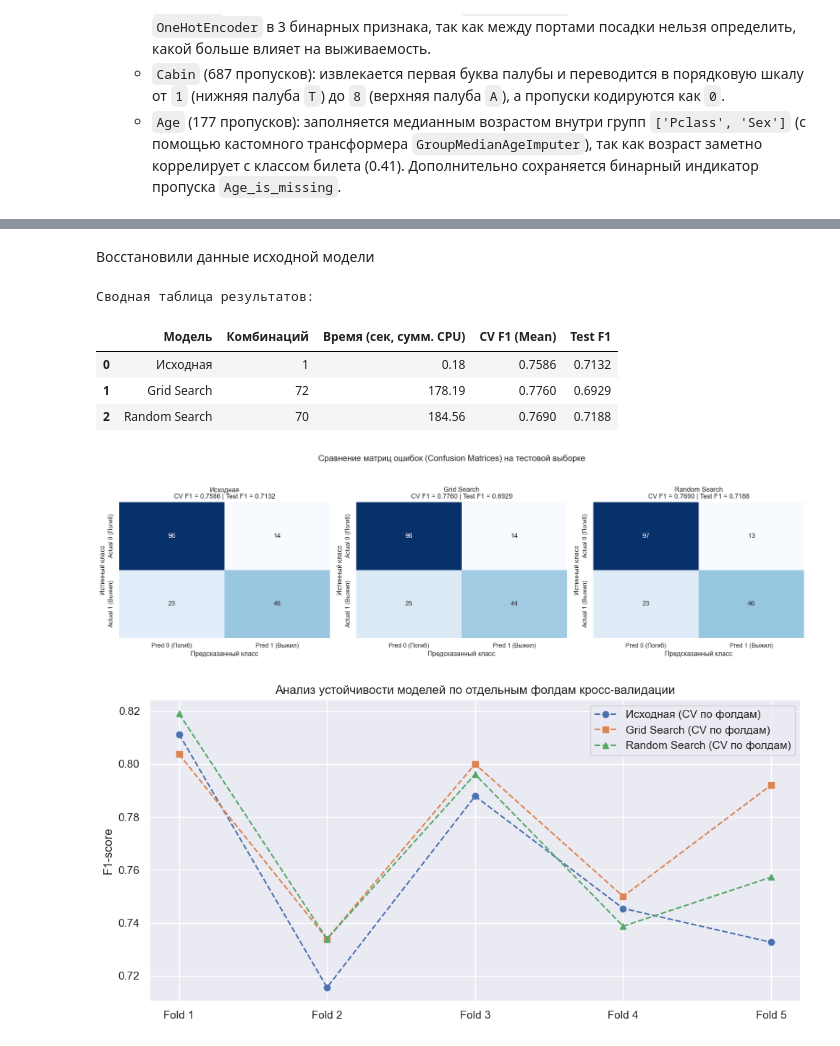
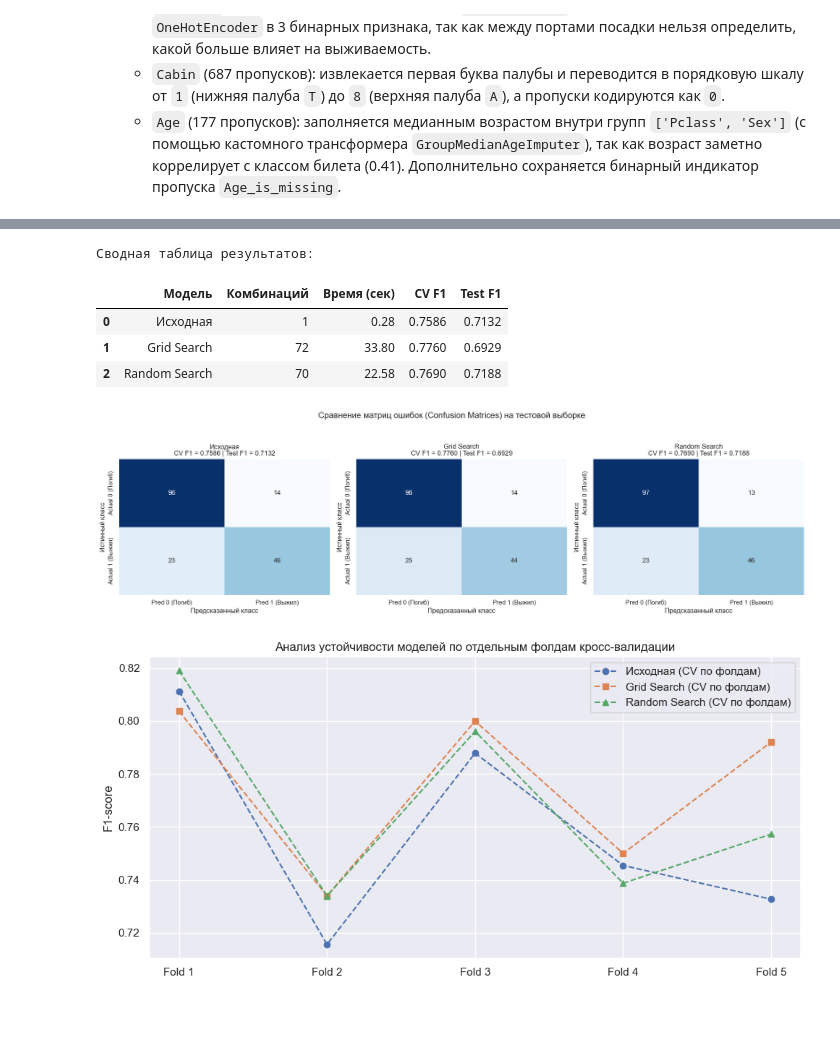
Before and after one commit to CerN04/ml_course_mai, a Jupyter notebook: hyperparameters/lab3_ml.ipynb, the cells around one changed output, grey strips where cells are left out. Cells and saved outputs as stored; diff of their text form; code cells hidden in the pictures; blank space fills up the shorter version.

```diff
--- a/hyperparameters/lab3_ml.ipynb
+++ b/hyperparameters/lab3_ml.ipynb
@@ -321,7 +328,5 @@ F1 по фолдам:
-# %% [markdown]
-Восстановили данные исходной модели
 # %%
-def extract_search_stats(search_obj, name, X_test, y_test):
+def extract_search_stats(search_obj, name, X_test, y_test, wall_time):
     best_idx = search_obj.best_index_
     cv_res = search_obj.cv_results_
     n_splits = search_obj.n_splits_
@@ -338,8 +343,8 @@ def extract_search_stats(search_obj, name, X_test, y_test):
     return {
         'Модель': name,
         'Комбинаций': n_combinations,
-        'Время (сек, сумм. CPU)': round(total_cv_time, 2),
-        'CV F1 (Mean)': fold_scores.mean(),
+        'Время (сек)': round(wall_time, 2),
+        'CV F1': fold_scores.mean(),
         'Test F1': f1_score(y_test, y_pred, zero_division=0),
         'y_pred': y_pred,
         'fold_scores': fold_scores
@@ -349,15 +354,15 @@ y_pred_base = base_pipe.predict(X_test)
 base_stats = {
     'Модель': 'Исходная',
     'Комбинаций': 1,
-    'Время (сек, сумм. CPU)': round(base_time, 2),
-    'CV F1 (Mean)': base_CV_mean,
+    'Время (сек)': round(base_time, 2),
+    'CV F1': base_CV_mean,
     'Test F1': f1_score(y_test, y_pred_base, zero_division=0),
     'y_pred': y_pred_base,
     'fold_scores': base_fold_scores
 }
 
-grd_stats = extract_search_stats(grid_search, 'Grid Search', X_test, y_test)
-rnd_stats = extract_search_stats(random_search, 'Random Search', X_test, y_test)
+grd_stats = extract_search_stats(grid_search, 'Grid Search', X_test, y_test, grid_time)
+rnd_stats = extract_search_stats(random_search, 'Random Search', X_test, y_test, rand_time)
 
 all_stats = [base_stats, grd_stats, rnd_stats]
 
@@ -374,37 +379,37 @@ for ax, st in zip(axes, all_stats):
     cm = confusion_matrix(y_test, st['y_pred'])
     sns.heatmap(
         cm, annot=True, fmt="d", cmap="Blues", cbar=False, ax=ax,
         xticklabels=["Pred 0 (Погиб)", "Pred 1 (Выжил)"],
         yticklabels=["Actual 0 (Погиб)", "Actual 1 (Выжил)"]
     )
     ax.set_title(
-        f"{st['Модель']}\nCV F1 = {st['CV F1 (Mean)']:.4f} | Test F1 = {st['Test F1']:.4f}"
+        f"{st['Модель']}\nCV F1 = {st['CV F1']:.4f} | Test F1 = {st['Test F1']:.4f}"
     )
     ax.set_ylabel("Истинный класс")
     ax.set_xlabel("Предсказанный класс")
 
 plt.suptitle("Сравнение матриц ошибок (Confusion Matrices) на тестовой выборке", fontsize=15, y=1.05)
 plt.tight_layout()
 plt.show()
 
 fig, ax = plt.subplots(figsize=(10, 5))
 x_pos = np.arange(1, skf.get_n_splits() + 1)
 
 for st, marker in zip(all_stats, ['o', 's', '^']):
     ax.plot(x_pos, st['fold_scores'], marker=marker, linestyle='--', label=f"{st['Модель']} (CV по фолдам)")
 
 ax.set_xticks(x_pos)
 ax.set_xticklabels([f"Fold {i}" for i in x_pos])
 ax.set_ylabel("F1-score")
 ax.set_title("Анализ устойчивости моделей по отдельным фолдам кросс-валидации")
 ax.legend()
 plt.tight_layout()
 plt.show()
 # %% [output]
 Сводная таблица результатов:
-|  | Модель | Комбинаций | Время (сек, сумм. CPU) | CV F1 (Mean) | Test F1 |
-| 0 | Исходная | 1 | 0.18 | 0.7586 | 0.7132 |
-| 1 | Grid Search | 72 | 178.19 | 0.7760 | 0.6929 |
-| 2 | Random Search | 70 | 184.56 | 0.7690 | 0.7188 |
+|  | Модель | Комбинаций | Время (сек) | CV F1 | Test F1 |
+| 0 | Исходная | 1 | 0.28 | 0.7586 | 0.7132 |
+| 1 | Grid Search | 72 | 33.80 | 0.7760 | 0.6929 |
+| 2 | Random Search | 70 | 22.58 | 0.7690 | 0.7188 |
 [figure]
 [figure]
```
Also changed, not shown: parts of 11 cells of this notebook.
